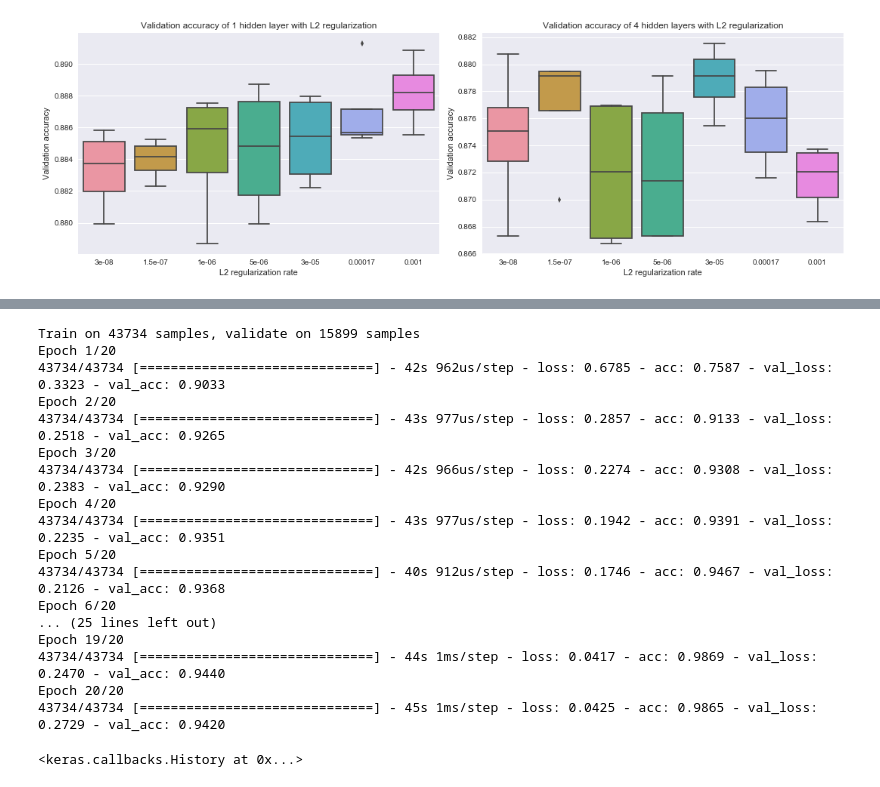
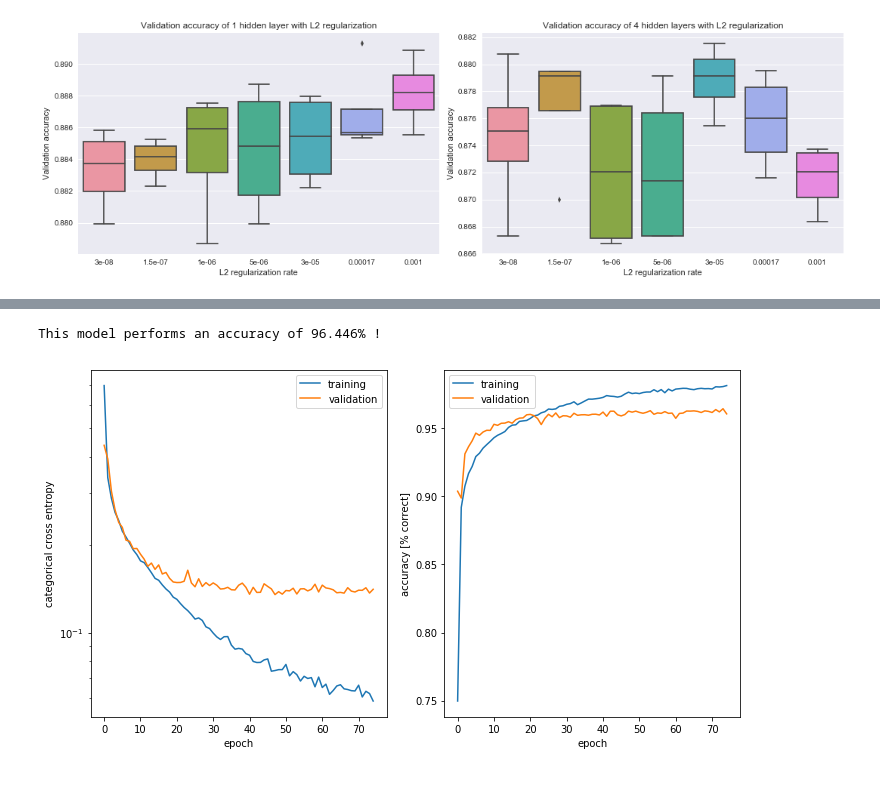
Before and after one commit to SSappy/ANN-Project-1, a Jupyter notebook: miniproject1.ipynb, the cells around one changed output, grey strips where cells are left out. Cells and saved outputs as stored; diff of their text form; code cells hidden in the pictures.

```diff
--- a/miniproject1.ipynb
+++ b/miniproject1.ipynb
@@ -1936,28 +2037,9 @@ num_test_images = x_test.shape[0]
 x_test_reshaped = x_test.reshape(num_test_images, 16, 16, 1)
 y_test_reshaped = y_test
 
-model.fit(x_train_reshaped, y_train_reshaped,
-          batch_size=batch_size,
-          epochs=epochs,
-          verbose=1,
-          validation_data=(x_test_reshaped, y_test_reshaped)
-         )
+history = model.fit(x_train_reshaped, y_train_reshaped,
+                    batch_size=batch_size,
+                    epochs=epochs,
+                    verbose=1,
+                    validation_data=(x_test_reshaped, y_test_reshaped)
+                   )
-# %% [output]
-Train on 43734 samples, validate on 15899 samples
-Epoch 1/20
-43734/43734 [==============================] - 42s 962us/step - loss: 0.6785 - acc: 0.7587 - val_loss: 0.3323 - val_acc: 0.9033
-Epoch 2/20
-43734/43734 [==============================] - 43s 977us/step - loss: 0.2857 - acc: 0.9133 - val_loss: 0.2518 - val_acc: 0.9265
-Epoch 3/20
-43734/43734 [==============================] - 42s 966us/step - loss: 0.2274 - acc: 0.9308 - val_loss: 0.2383 - val_acc: 0.9290
-Epoch 4/20
-43734/43734 [==============================] - 43s 977us/step - loss: 0.1942 - acc: 0.9391 - val_loss: 0.2235 - val_acc: 0.9351
-Epoch 5/20
-43734/43734 [==============================] - 40s 912us/step - loss: 0.1746 - acc: 0.9467 - val_loss: 0.2126 - val_acc: 0.9368
-Epoch 6/20
-... (25 lines left out)
-Epoch 19/20
-43734/43734 [==============================] - 44s 1ms/step - loss: 0.0417 - acc: 0.9869 - val_loss: 0.2470 - val_acc: 0.9440
-Epoch 20/20
-43734/43734 [==============================] - 45s 1ms/step - loss: 0.0425 - acc: 0.9865 - val_loss: 0.2729 - val_acc: 0.9420
-<keras.callbacks.History at 0x...>
@@ -1965,0 +2051,9 @@ save_model(model, 'cnn1')
+# %%
+history = load_obj('ex7_base_dropout0_5')
+
+plot = plot_dict_history(history, '')
+
+print('This model performs an accuracy of {}% !'.format(np.round(100*np.max(history['val_acc']), 3)))
+# %% [output]
+This model performs an accuracy of 96.446% !
+[figure, added]
```
Also changed, not shown: parts of 14 cells of this notebook, 1 other file.
